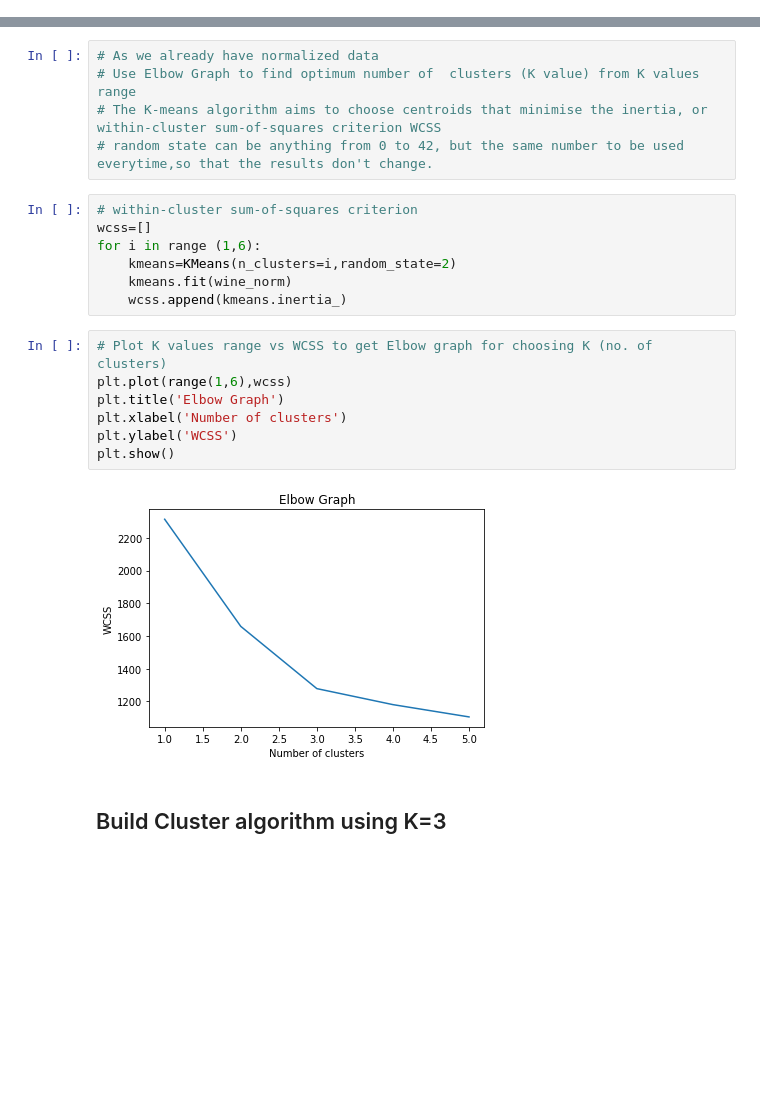
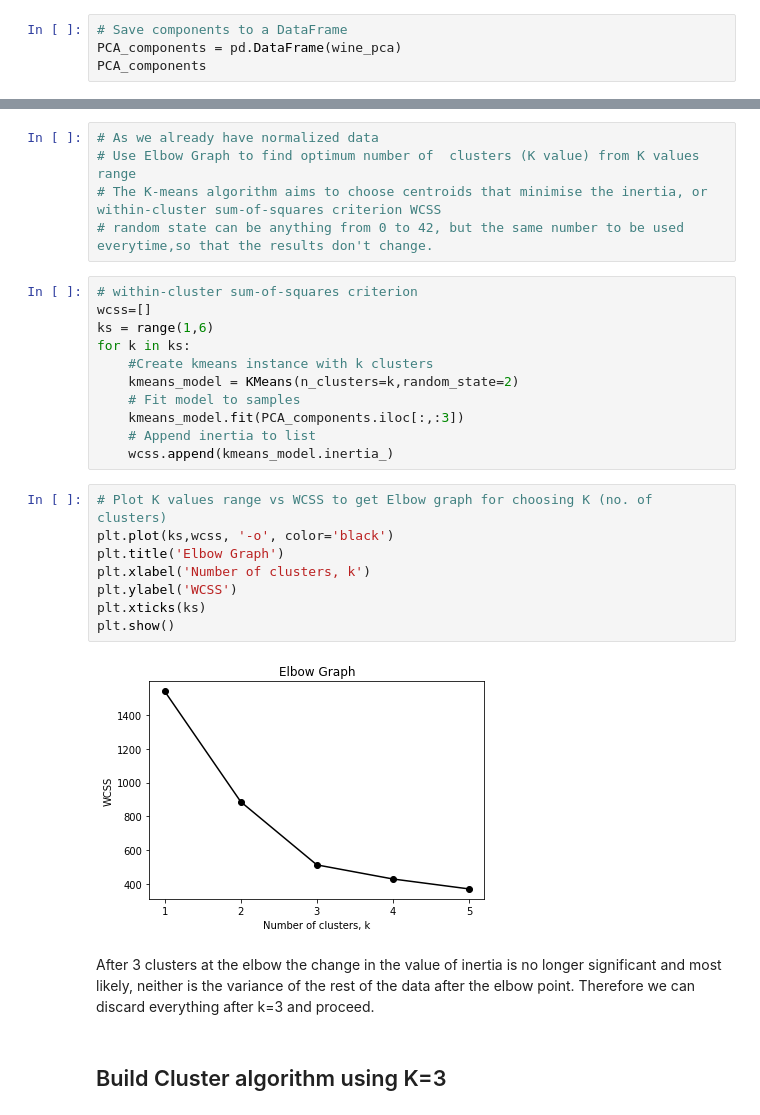
Before and after one commit to rewatevijaykumar/excelr-pca, a Jupyter notebook: Assignment_8_PCA.ipynb, the cells around one changed output, grey strips where cells are left out. Cells and saved outputs as stored; diff of their text form; blank space fills up the shorter version.

```diff
--- a/Assignment_8_PCA.ipynb
+++ b/Assignment_8_PCA.ipynb
@@ -165,0 +169,4 @@ array([[ 0.1443294 , -0.24518758, -0.00205106, -0.23932041,  0.14199204,
+# %%
+# Save components to a DataFrame
+PCA_components = pd.DataFrame(wine_pca)
+PCA_components
@@ -272,19 +300,26 @@ from sklearn.cluster import KMeans
 # %%
 # within-cluster sum-of-squares criterion
 wcss=[]
-for i in range (1,6):
-    kmeans=KMeans(n_clusters=i,random_state=2)
-    kmeans.fit(wine_norm)
-    wcss.append(kmeans.inertia_)
+ks = range(1,6)
+for k in ks:
+    #Create kmeans instance with k clusters
+    kmeans_model = KMeans(n_clusters=k,random_state=2)
+    # Fit model to samples
+    kmeans_model.fit(PCA_components.iloc[:,:3])
+    # Append inertia to list
+    wcss.append(kmeans_model.inertia_)
 # %%
 # Plot K values range vs WCSS to get Elbow graph for choosing K (no. of clusters)
-plt.plot(range(1,6),wcss)
+plt.plot(ks,wcss, '-o', color='black')
 plt.title('Elbow Graph')
-plt.xlabel('Number of clusters')
+plt.xlabel('Number of clusters, k')
 plt.ylabel('WCSS')
+plt.xticks(ks)
 plt.show()
 # %% [output]
-[figure, old version]
+[figure, new version]
+# %% [markdown]
+After 3 clusters at the elbow the change in the value of inertia is no longer significant and most likely, neither is the variance of the rest of the data after the elbow point. Therefore we can discard everything after k=3 and proceed.
 # %% [markdown]
 ## Build Cluster algorithm using K=3
 # %%
```
Also changed, not shown: parts of 9 cells of this notebook.
